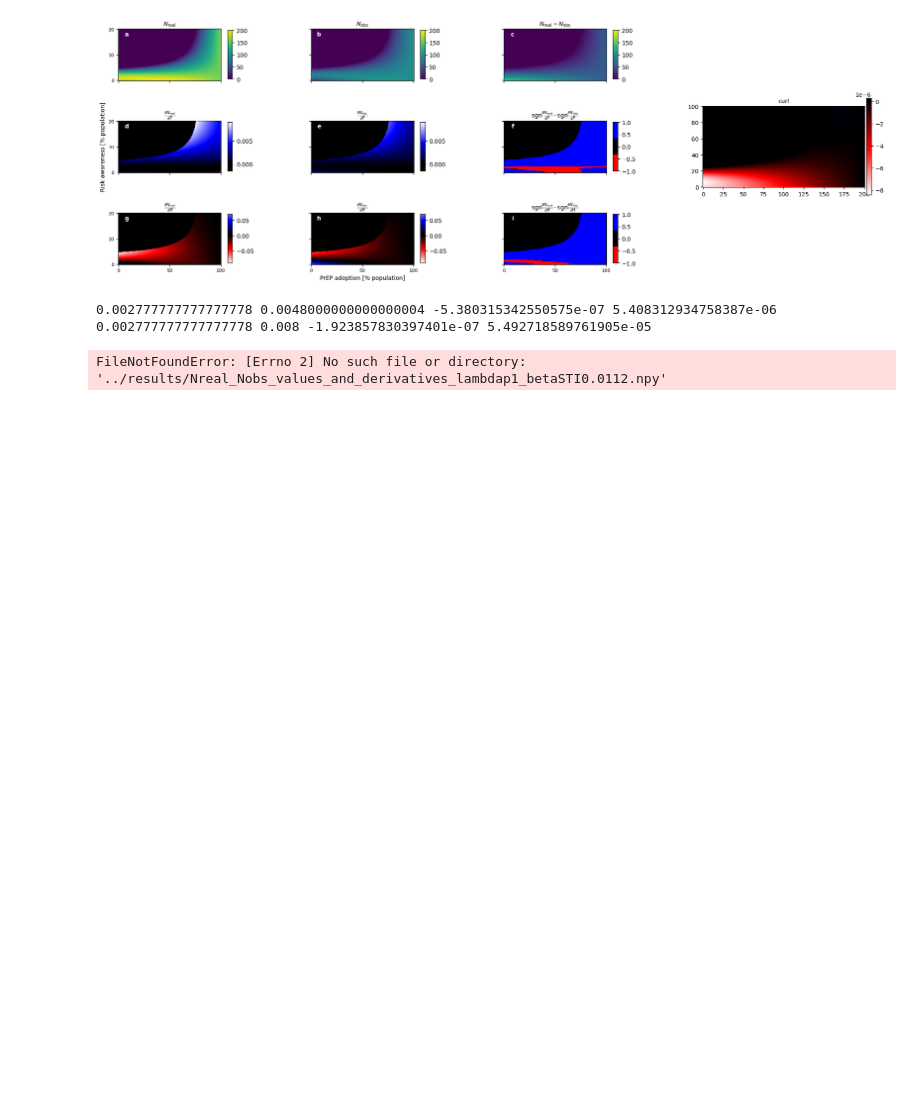
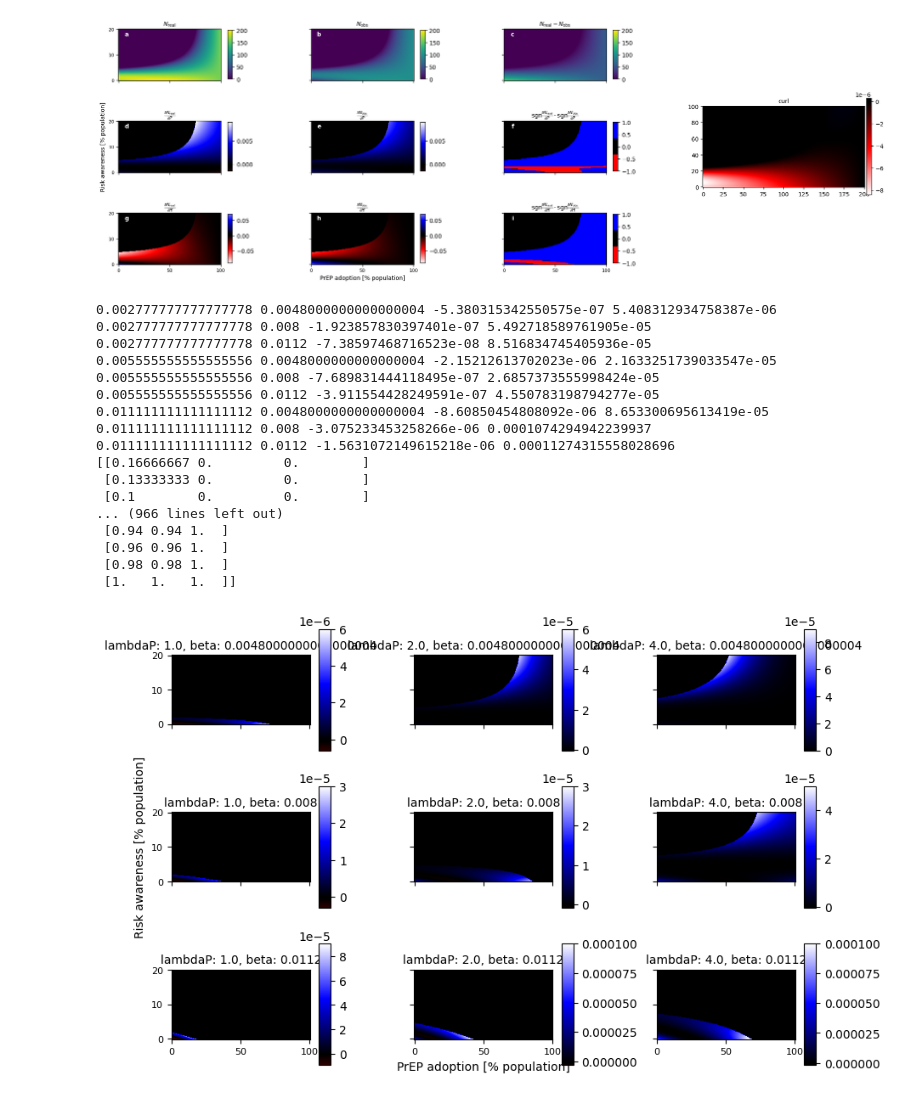
Before and after one commit to Priesemann-Group/testing-paradox-HIV-STI, a Jupyter notebook: notebooks/Nobs_Nreal_derivatives.ipynb, the cells around one changed output. Saved outputs shown, nothing was run; the diff lists cells and outputs as text; code cells hidden in the pictures; blank space fills up the shorter version.

Commit message:
new plot

```diff
--- a/notebooks/Nobs_Nreal_derivatives.ipynb
+++ b/notebooks/Nobs_Nreal_derivatives.ipynb
@@ -550,46 +550,88 @@ rounded dNdH min:  -0.09 , rounded dNdH max:  0.07
 # dNrealdP * dNobsdP for different beta and lambdaP values
 
 lambdaP_values = [1/360, 2/360, 4/360]
 betaSTI_values = [0.0016*3, 0.0016*5, 0.0016*7]
 Ps = np.linspace(0,1,201)
 Hs = np.linspace(0,0.2,101)
 results = [[],[],[]]
 
 for i,lambdaP in enumerate(lambdaP_values):
     res = []
     for betaSTI in betaSTI_values:
         with open('../results/Nreal_Nobs_values_and_derivatives_lambdap%g_betaSTI%g.npy' %(lambdaP*360,betaSTI), 'rb') as f:
             Ps_plot = np.load(f)
             Hs_plot = np.load(f)
             dNobsdP_plot = np.load(f)
             dNobsdH_plot = np.load(f)
             dNrealdP_plot = np.load(f)
             dNrealdH_plot = np.load(f)
             Nobs_plot = np.load(f)*100000
             Nreal_plot = np.load(f)*100000
         x = dNrealdP_plot*dNobsdP_plot
         print(lambdaP, betaSTI, np.min(x), np.max(x))
         res.append(x)
     results[i] = res
 
-titles = [r"$\lambda_P = 1/360$", r"$\lambda_P = 2/360$", r"$\lambda_P = 4/360$"]
-fig, axs = plt.subplots(3,3,figsize=(15,15))
-fig.subplots_adjust(hspace=0.3, wspace=0.4)
-minlims = [[],[],[]]
-maxlims = [[],[],[]]
-cmap_1 = mpl.colors.LinearSegmentedColormap.from_list('my_cmap', tuplearraycreator(minlims[0][0],maxlims[0][0]), N=4*256)
-cmap_2 = mpl.colors.LinearSegmentedColormap.from_list('my_cmap2', tuplearraycreator(minlims[0][1],maxlims[0][1]), N=4*256)
-cmap_3 = mpl.colors.LinearSegmentedColormap.from_list('my_cmap3', tuplearraycreator(minlims[0][2],maxlims[0][2]), N=4*256)
-cmap_4 = mpl.colors.LinearSegmentedColormap.from_list('my_cmap3', tuplearraycreator(minlims[1][0],maxlims[1][0]), N=4*256)
-smap_5 = mpl.colors.LinearSegmentedColormap.from_list('my_cmap3', tuplearraycreator(minlims[1][1],maxlims[1][1]), N=4*256)
-cmap_6 = mpl.colors.LinearSegmentedColormap.from_list('my_cmap3', tuplearraycreator(minlims[1][2],maxlims[1][2]), N=4*256)
-cmap_7 = mpl.colors.LinearSegmentedColormap.from_list('my_cmap3', tuplearraycreator(minlims[2][0],maxlims[2][0]), N=4*256)
-cmap_8 = mpl.colors.LinearSegmentedColormap.from_list('my_cmap3', tuplearraycreator(minlims[2][1],maxlims[2][1]), N=4*256)
-cmap_9 = mpl.colors.LinearSegmentedColormap.from_list('my_cmap3', tuplearraycreator(minlims[2][2],maxlims[2][2]), N=4*256)
+fig, axs = plt.subplots(3,3,figsize=(10,7))
+fig.subplots_adjust(hspace=0.1, wspace=0.4)
+minlims = [[-6e-7,-2e-7,-8e-8],[-3e-6,-8e-7,-4e-7],[-9e-6,-3e-6,-2e-6]]
+maxlims = [[6e-6,6e-5,9e-5],[3e-5,3e-5,5e-5],[9e-5,1e-4,1e-4]]
+cmap_1 = mpl.colors.LinearSegmentedColormap.from_list('my_cmap', tuplearraycreator(6,60), N=4*256)
+cmap_2 = mpl.colors.LinearSegmentedColormap.from_list('my_cmap2', tuplearraycreator(2,600), N=4*256)
+cmap_3 = mpl.colors.LinearSegmentedColormap.from_list('my_cmap3', tuplearraycreator(8,9000), N=4*256)
+cmap_4 = mpl.colors.LinearSegmentedColormap.from_list('my_cmap3', tuplearraycreator(3,30), N=4*256)
+smap_5 = mpl.colors.LinearSegmentedColormap.from_list('my_cmap3', tuplearraycreator(8,300), N=4*256)
+cmap_6 = mpl.colors.LinearSegmentedColormap.from_list('my_cmap3', tuplearraycreator(4,500), N=4*256)
+cmap_7 = mpl.colors.LinearSegmentedColormap.from_list('my_cmap3', tuplearraycreator(9,90), N=4*256)
+cmap_8 = mpl.colors.LinearSegmentedColormap.from_list('my_cmap3', tuplearraycreator(3,100), N=4*256)
+cmap_9 = mpl.colors.LinearSegmentedColormap.from_list('my_cmap3', tuplearraycreator(2,100), N=4*256)
 cmaps = [[cmap_1, cmap_2, cmap_3], [cmap_4, smap_5, cmap_6], [cmap_7, cmap_8, cmap_9]]
 
-for i,lambdaP
+for i,betaSTI in enumerate(betaSTI_values):
+    for j,lambdaP in enumerate(lambdaP_values):
+        ax = axs[i,j]
+        result = results[i][j]
+        cax = ax.imshow(result, origin="lower", cmap=cmaps[i][j], vmin=minlims[i][j], vmax=maxlims[i][j])
+        cbar = fig.colorbar(cax, ax=ax, aspect=10, shrink=0.85, pad=0.05)
+        ax.set_title(f"lambdaP: {lambdaP*360}, beta: {betaSTI}", fontsize=10, pad=5)
+        if i == 2:
+            ax.set_xticks([0, 100, 200])
+            ax.set_xticklabels(
+                [int(Ps_plot[0] * 100), int(Ps_plot[100] * 100), int(Ps_plot[200] * 100)], fontsize=8
+            )
+        else:
+            ax.set_xticks([0, 100, 200])
+            ax.set_xticklabels([])
+
+        if j == 0:
+            ax.set_yticks([0, 50, 100])
+            ax.set_yticklabels(
+                [int(Hs_plot[0] * 100), int(Hs_plot[50] * 100), int(Hs_plot[100] * 100)], fontsize=8
+            )
+        else:
+            ax.set_yticks([0, 50, 100])
+            ax.set_yticklabels([])
+
+        if i ==1 and j ==0:
+            ax.set_ylabel("Risk awareness [% population]", fontsize=10)
+        if i == 2 and j == 1:
+            ax.set_xlabel("PrEP adoption [% population]", fontsize=10)
 # %% [output]
 0.002777777777777778 0.0048000000000000004 -5.380315342550575e-07 5.408312934758387e-06
 0.002777777777777778 0.008 -1.923857830397401e-07 5.492718589761905e-05
+0.002777777777777778 0.0112 -7.38597468716523e-08 8.516834745405936e-05
+0.005555555555555556 0.0048000000000000004 -2.15212613702023e-06 2.1633251739033547e-05
+0.005555555555555556 0.008 -7.689831444118495e-07 2.6857373555998424e-05
+0.005555555555555556 0.0112 -3.911554428249591e-07 4.550783198794277e-05
+0.011111111111111112 0.0048000000000000004 -8.60850454808092e-06 8.653300695613419e-05
+0.011111111111111112 0.008 -3.075233453258266e-06 0.0001074294942239937
+0.011111111111111112 0.0112 -1.5631072149615218e-06 0.00011274315558028696
+[[0.16666667 0.         0.        ]
+ [0.13333333 0.         0.        ]
+ [0.1        0.         0.        ]
+... (966 lines left out)
+ [0.94 0.94 1.  ]
+ [0.96 0.96 1.  ]
+ [0.98 0.98 1.  ]
+ [1.   1.   1.  ]]
-FileNotFoundError: [Errno 2] No such file or directory: '../results/Nreal_Nobs_values_and_derivatives_lambdap1_betaSTI0.0112.npy'
+[figure, added]
```
